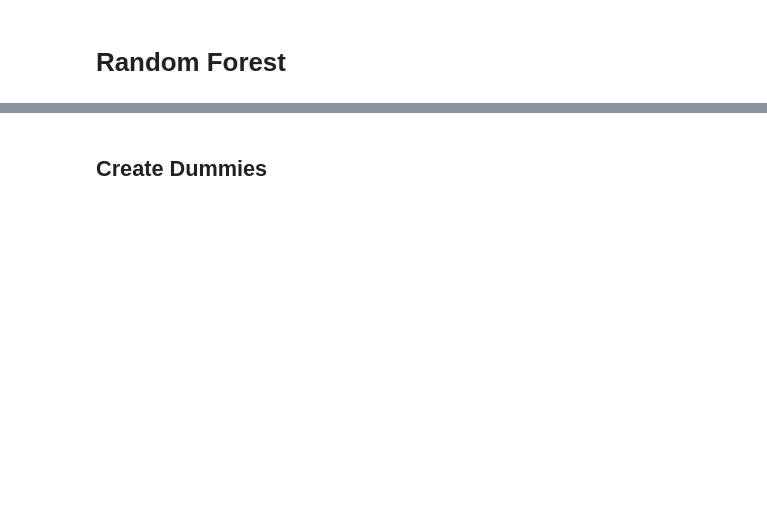
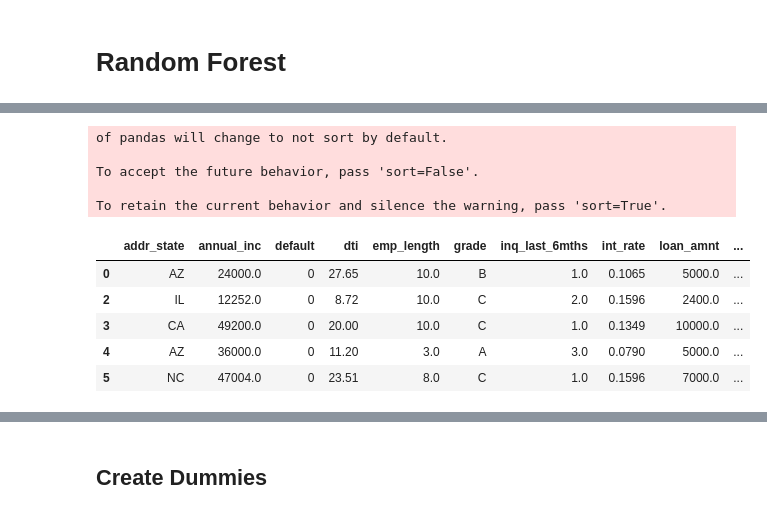
Before and after one commit to jb-ds2020/2nd_Project, a Jupyter notebook: 2020-Lenders-Club-Mederer-Bechthold_RandomForest.ipynb, the cells around one changed output, grey strips where cells are left out. Saved outputs shown, nothing was run; the diff lists cells and outputs as text; code cells hidden in the pictures; blank space fills up the shorter version.

```diff
--- a/2020-Lenders-Club-Mederer-Bechthold_RandomForest.ipynb
+++ b/2020-Lenders-Club-Mederer-Bechthold_RandomForest.ipynb
@@ -30,0 +76,22 @@ None
+# %%
+# Combine majority class with upsampled minority class
+df_upsampled = pd.concat([df_majority, df_minority_upsampled])
+
+# Display new class counts
+df_upsampled.default.value_counts()
+df_upsampled.drop(columns='Unnamed: 0',inplace=True)
+# %% [output]
+of pandas will change to not sort by default.
+
+To accept the future behavior, pass 'sort=False'.
+
+To retain the current behavior and silence the warning, pass 'sort=True'.
+# %%
+df_upsampled.head()
+# %% [output]
+|  | addr_state | annual_inc | default | dti | emp_length | grade | inq_last_6mths | int_rate | loan_amnt | ... |
+| 0 | AZ | 24000.0 | 0 | 27.65 | 10.0 | B | 1.0 | 0.1065 | 5000.0 | ... |
+| 2 | IL | 12252.0 | 0 | 8.72 | 10.0 | C | 2.0 | 0.1596 | 2400.0 | ... |
+| 3 | CA | 49200.0 | 0 | 20.00 | 10.0 | C | 1.0 | 0.1349 | 10000.0 | ... |
+| 4 | AZ | 36000.0 | 0 | 11.20 | 3.0 | A | 3.0 | 0.0790 | 5000.0 | ... |
+| 5 | NC | 47004.0 | 0 | 23.51 | 8.0 | C | 1.0 | 0.1596 | 7000.0 | ... |
```
Also changed, not shown: parts of 28 cells of this notebook, 1 other file.
